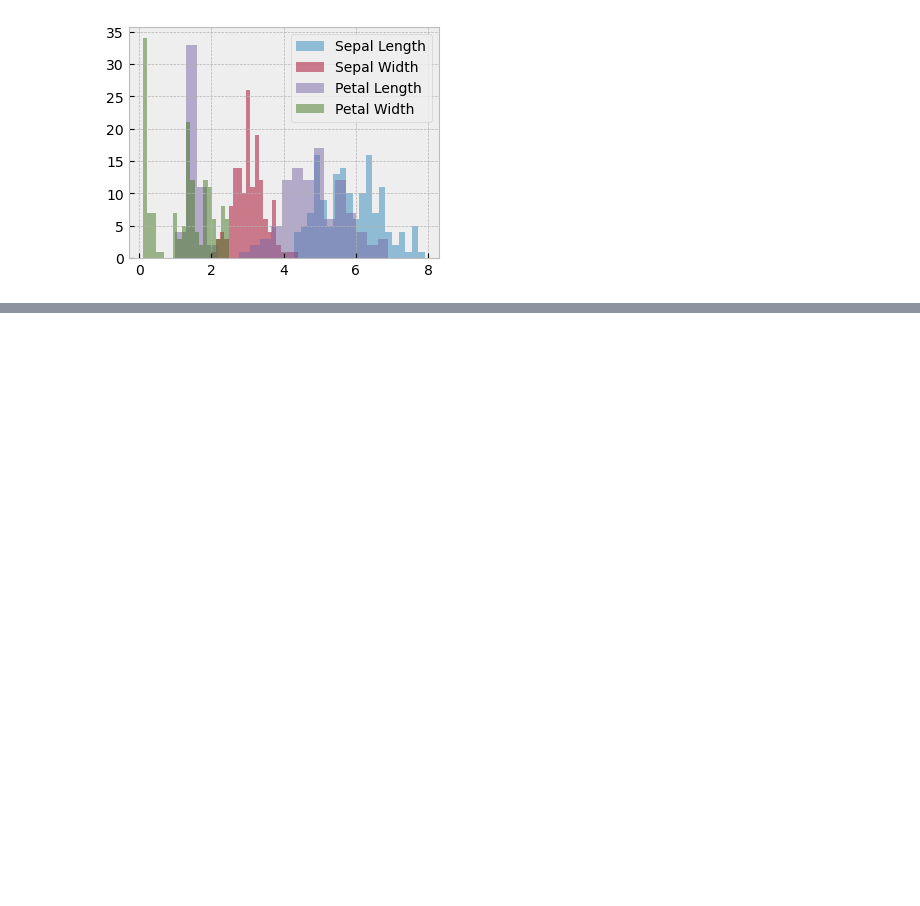
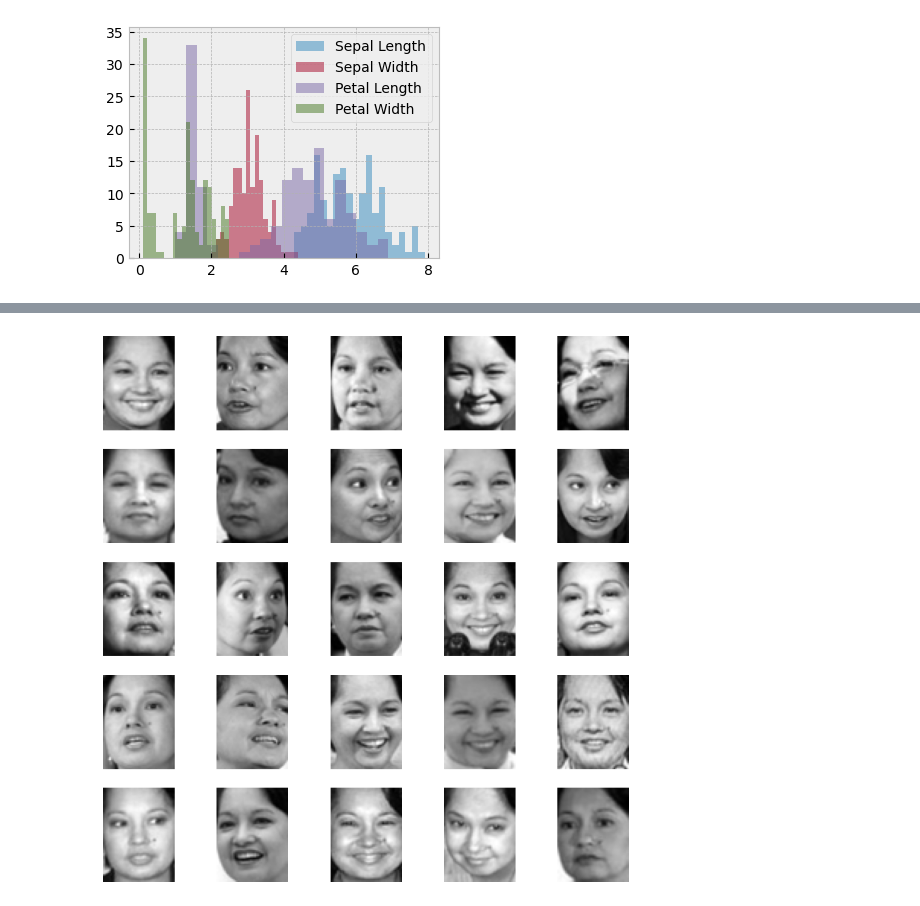
Before and after one commit to pcmoraesmenezes/Data-Science-and-Machine-Learning-Course, a Jupyter notebook: Introduction/data_visualization/matplotlib_int.ipynb, the cells around one changed output, grey strips where cells are left out. Cells and saved outputs as stored; diff of their text form; code cells hidden in the pictures; blank space fills up the shorter version.

```diff
--- a/Introduction/data_visualization/matplotlib_int.ipynb
+++ b/Introduction/data_visualization/matplotlib_int.ipynb
@@ -634,0 +693,10 @@ plt.legend(loc='best')
+# %%
+fig, ax = plt.subplots(5,5, figsize=(10,10), sharex='col', sharey='row')
+k = 0
+for i in range(5):
+    for j in range(5):
+        ax[i, j].imshow(faces.images[k], cmap='gray')
+        ax[i, j].axis('off') # axis off is used to remove the axis of the plot
+        k += 1
+# %% [output]
+[figure, added]
```
Also changed, not shown: parts of 5 cells of this notebook, 1 other file.
